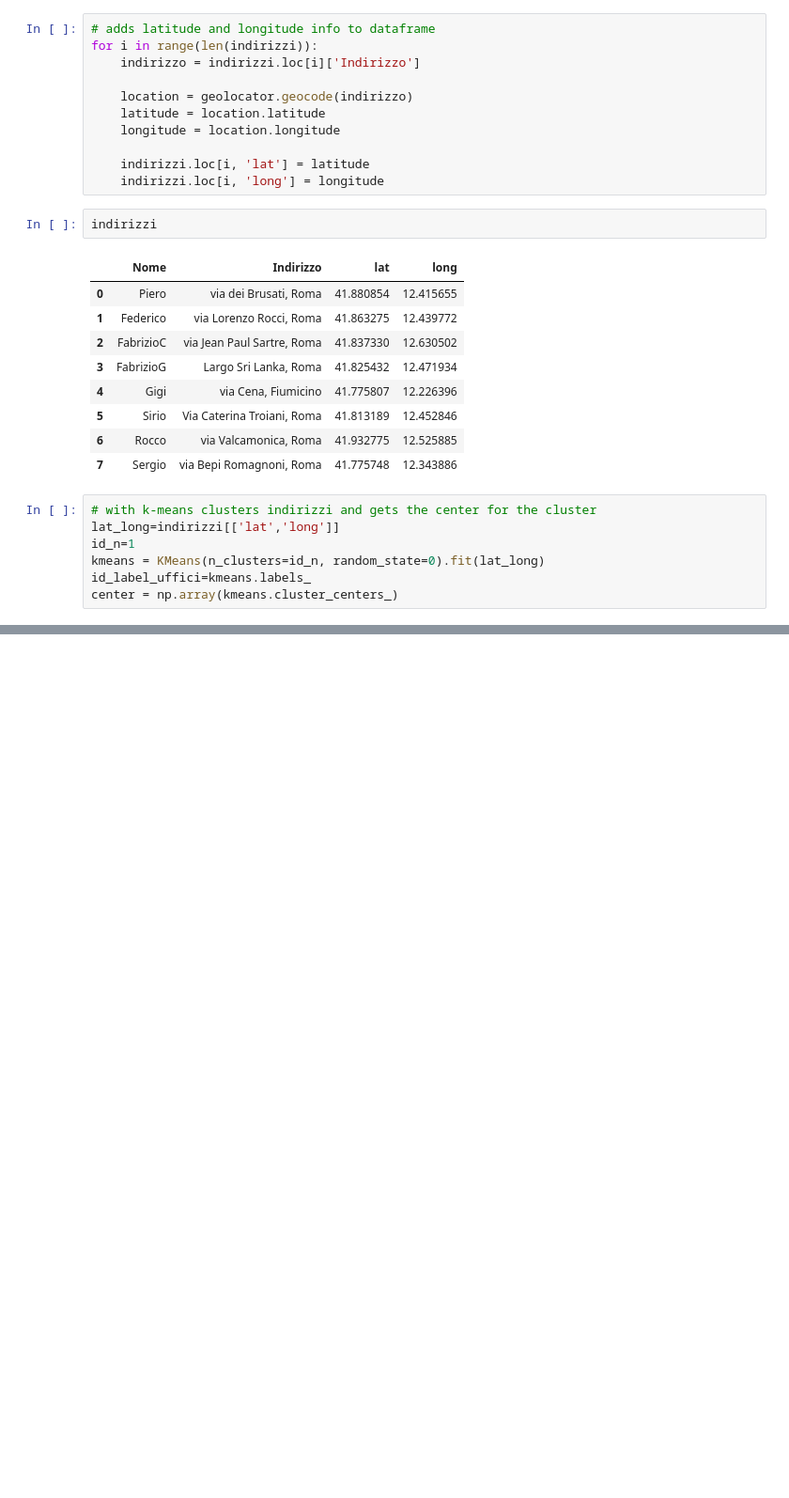
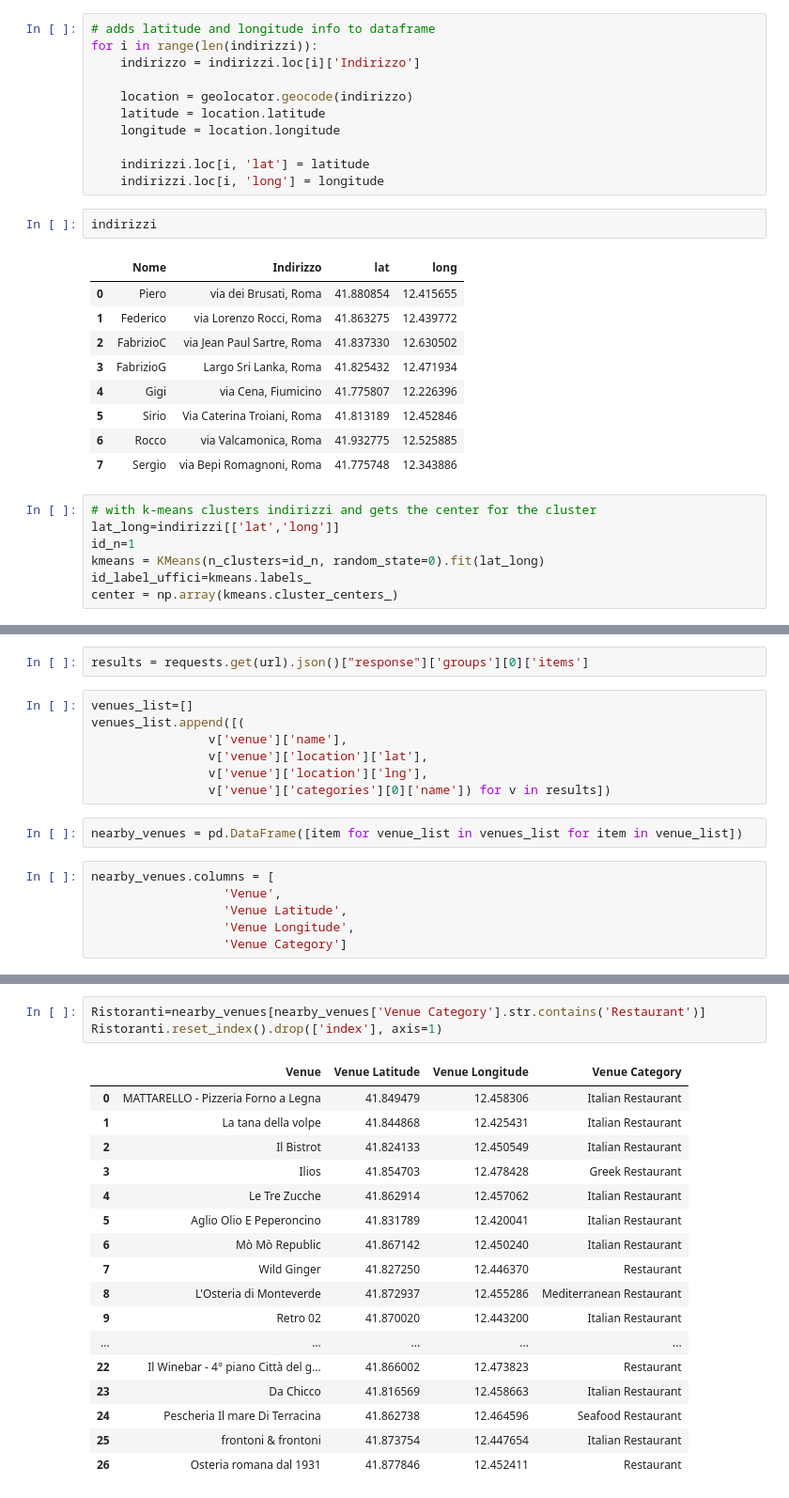
Before and after one commit to federicomnc/baricentro-numerelli, a Jupyter notebook: baricentro.ipynb, the cells around one changed output, grey strips where cells are left out. Shown at 94% size. Saved outputs shown, nothing was run; the diff lists cells and outputs as text; blank space fills up the shorter version.

```diff
--- a/baricentro.ipynb
+++ b/baricentro.ipynb
@@ -107,0 +128,17 @@ map_Roma
+# %%
+results = requests.get(url).json()["response"]['groups'][0]['items']
+# %%
+venues_list=[]
+venues_list.append([(
+                v['venue']['name'],
+                v['venue']['location']['lat'],
+                v['venue']['location']['lng'],
+                v['venue']['categories'][0]['name']) for v in results])
+# %%
+nearby_venues = pd.DataFrame([item for venue_list in venues_list for item in venue_list])
+# %%
+nearby_venues.columns = [
+                  'Venue',
+                  'Venue Latitude',
+                  'Venue Longitude',
+                  'Venue Category']
@@ -107,0 +155,21 @@ map_Roma
+# %%
+Ristoranti=nearby_venues[nearby_venues['Venue Category'].str.contains('Restaurant')]
+Ristoranti.reset_index().drop(['index'], axis=1)
+# %% [output]
+|  | Venue | Venue Latitude | Venue Longitude | Venue Category |
+| 0 | MATTARELLO - Pizzeria Forno a Legna | 41.849479 | 12.458306 | Italian Restaurant |
+| 1 | La tana della volpe | 41.844868 | 12.425431 | Italian Restaurant |
+| 2 | Il Bistrot | 41.824133 | 12.450549 | Italian Restaurant |
+| 3 | Ilios | 41.854703 | 12.478428 | Greek Restaurant |
+| 4 | Le Tre Zucche | 41.862914 | 12.457062 | Italian Restaurant |
+| 5 | Aglio Olio E Peperoncino | 41.831789 | 12.420041 | Italian Restaurant |
+| 6 | Mò Mò Republic | 41.867142 | 12.450240 | Italian Restaurant |
+| 7 | Wild Ginger | 41.827250 | 12.446370 | Restaurant |
+| 8 | L'Osteria di Monteverde | 41.872937 | 12.455286 | Mediterranean Restaurant |
+| 9 | Retro 02 | 41.870020 | 12.443200 | Italian Restaurant |
+| ... | ... | ... | ... | ... |
+| 22 | Il Winebar - 4° piano Città del g... | 41.866002 | 12.473823 | Restaurant |
+| 23 | Da Chicco | 41.816569 | 12.458663 | Italian Restaurant |
+| 24 | Pescheria Il mare Di Terracina | 41.862738 | 12.464596 | Seafood Restaurant |
+| 25 | frontoni & frontoni | 41.873754 | 12.447654 | Italian Restaurant |
+| 26 | Osteria romana dal 1931 | 41.877846 | 12.452411 | Restaurant |
```
Also changed, not shown: parts of 6 cells of this notebook.
